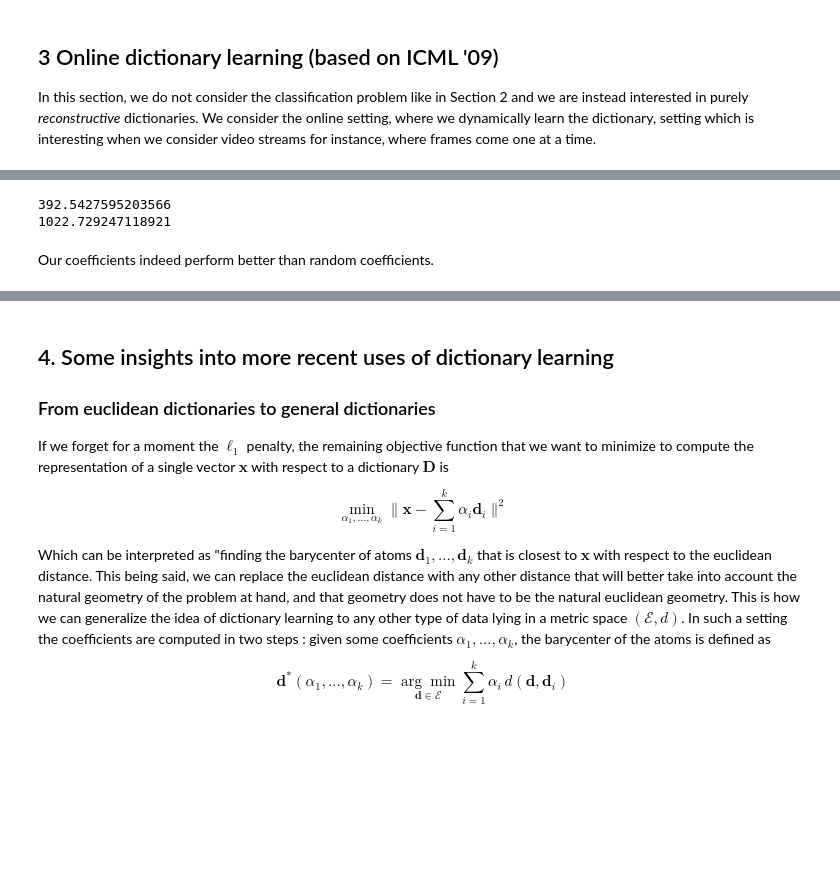
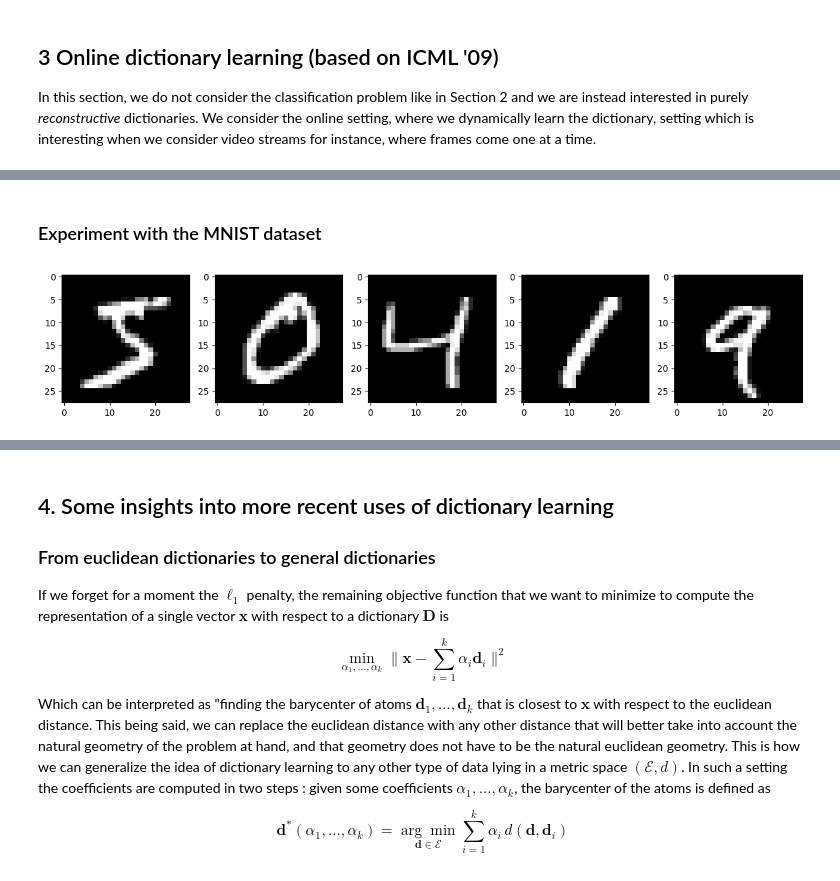
Before and after one commit to TheooJ/Dictionary-Learning, a Jupyter notebook: Compressed_Sensing.ipynb, the cells around one changed output, grey strips where cells are left out. Drawn from its saved outputs; the diff is of its cells as text; code cells hidden in the pictures; blank space fills up the shorter version.

```diff
--- a/Compressed_Sensing.ipynb
+++ b/Compressed_Sensing.ipynb
@@ -641,11 +644,13 @@ Dictionary, coefficients = online_dictionary_learning(X_train, k, 1000)
-# %%
-# Comparison of results with a random representation of the signal
-
-random_coeffs = rd.randn(k)
-print(np.linalg.norm(X_test[10] - Dictionary @ coefficients))
-print(np.linalg.norm(X_test[10] - Dictionary @ random_coeffs))
-# %% [output]
-392.5427595203566
-1022.729247118921
-# %% [markdown]
-Our coefficients indeed perform better than random coefficients.
+# %% [markdown]
+### Experiment with the MNIST dataset
+# %%
+from keras.datasets import mnist
+(X_train, y_train), (X_test, y_test) = mnist.load_data()
+
+ig, axs = plt.subplots(nrows=1, ncols=5, figsize=(15, 5))
+for i in range(5) :
+    axs[i].imshow(X_train[i], cmap=plt.get_cmap('gray'))
+    #fig.colorbar(im0, ax=axs[i])
+plt.show()
+# %% [output]
+[figure, added]
```
Also changed, not shown: parts of 21 cells of this notebook.
